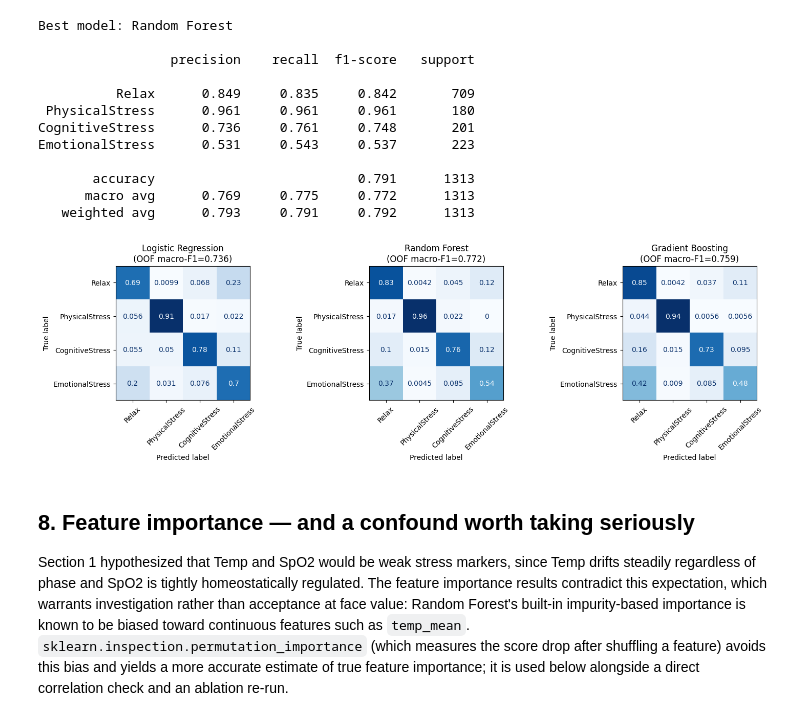
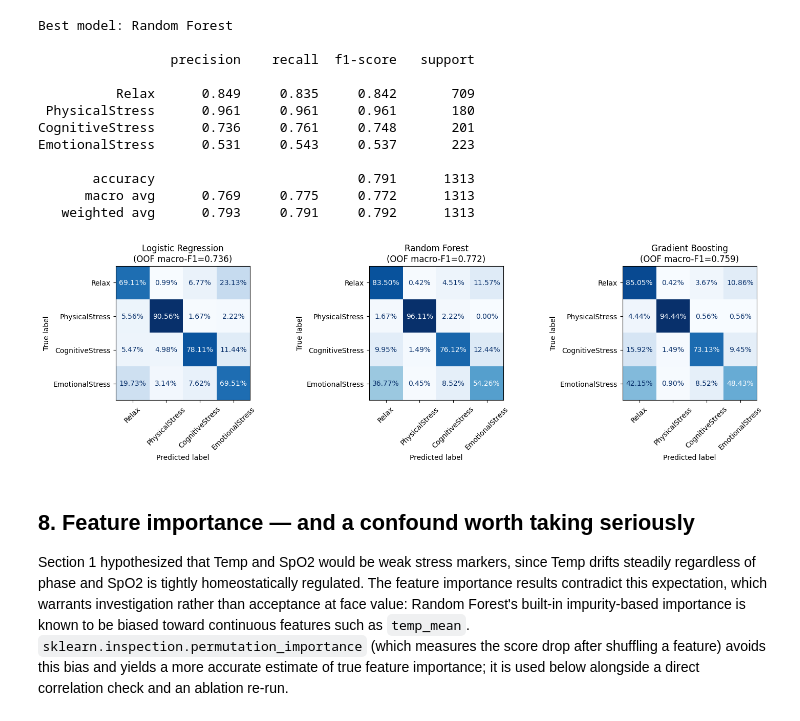
Before and after one commit to Nesa002/biosignal-stress-classification, a Jupyter notebook: notebooks/thesis_overview.ipynb, the cells around one changed output. Drawn from its saved outputs; the diff is of its cells as text; code cells hidden in the pictures.

```diff
--- a/notebooks/thesis_overview.ipynb
+++ b/notebooks/thesis_overview.ipynb
@@ -437,18 +437,18 @@ EmotionalStress      0.531     0.543     0.537       223
 # %%
 fig, axes = plt.subplots(1, 3, figsize=(15, 4.5))
 axes = axes.ravel()
 for ax, (model_name, r) in zip(axes, results.items()):
     ConfusionMatrixDisplay.from_predictions(
         y, r['oof_predictions'], labels=CLASS_ORDER, normalize='true', cmap='Blues',
-        ax=ax, colorbar=False, xticks_rotation=45,
+        ax=ax, colorbar=False, xticks_rotation=45, values_format='.2%',
     )
     ax.set_title(f"{model_name}\n(OOF macro-F1={r['oof_macro_f1']:.3f})")
 for ax in axes[len(results):]:
     ax.axis('off')
 plt.tight_layout()
 plt.show()
 # %% [output]
-[figure, old version]
+[figure, new version]
 # %% [markdown]
 ## 8. Feature importance — and a confound worth taking seriously
 
```
Also changed, not shown: 1 other file.
